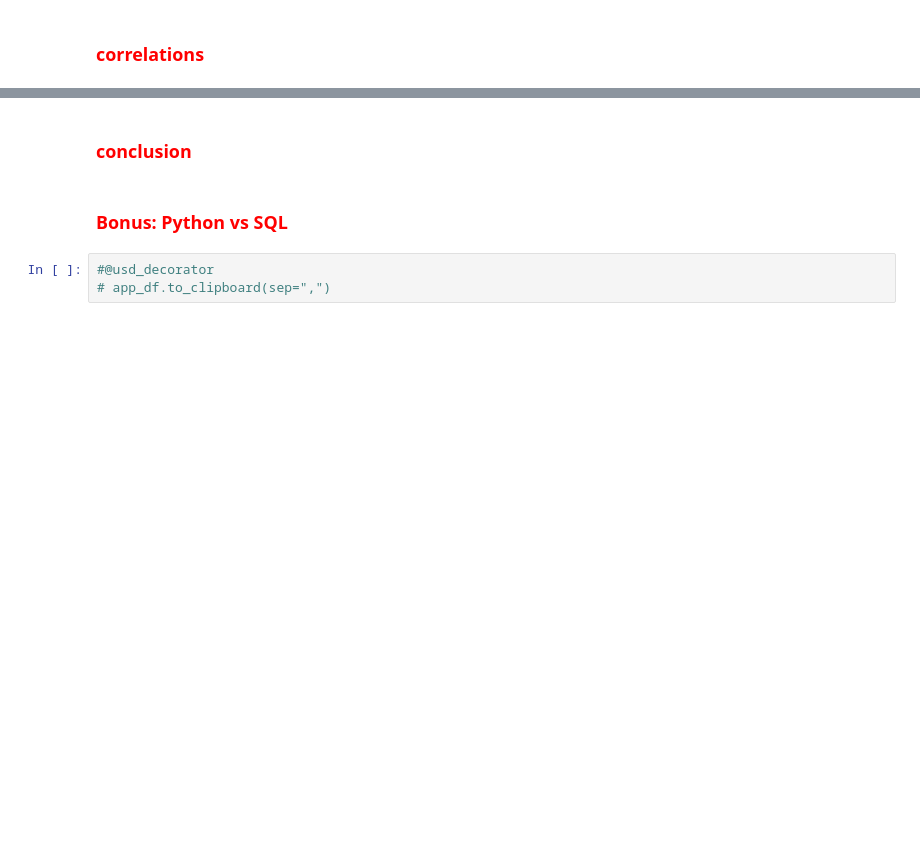
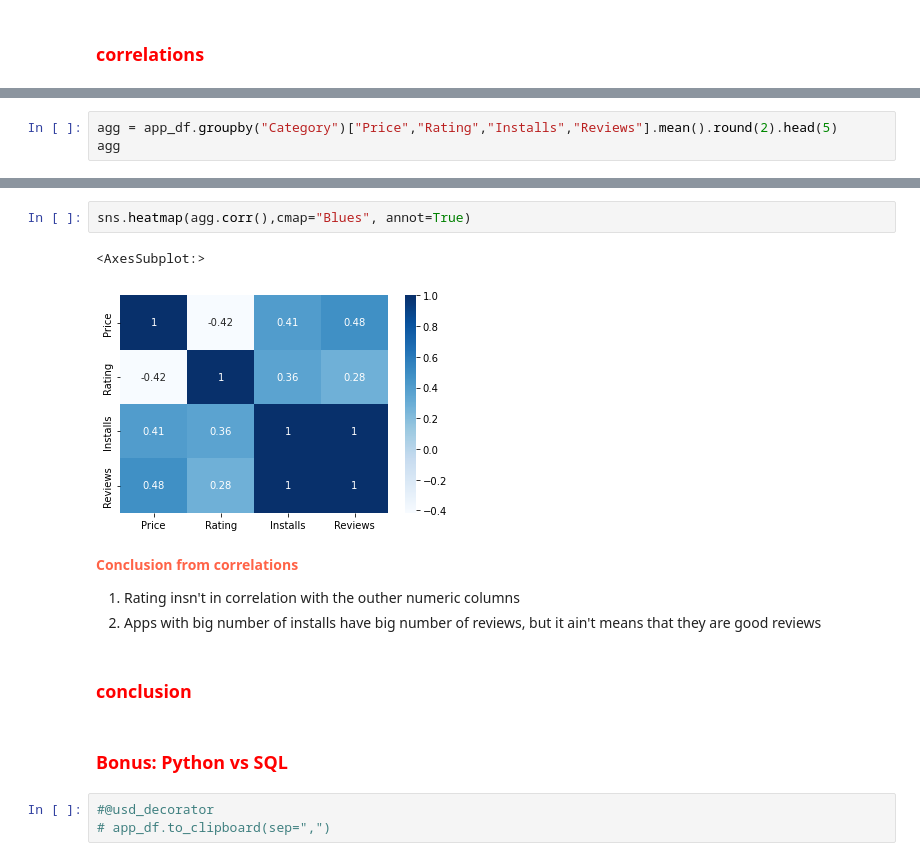
Before and after one commit to NirAharon1/Data-Analysis-Projects, a Jupyter notebook: Project 2 - Google Play Store Apps/google paly store apps.ipynb, the cells around one changed output, grey strips where cells are left out. Cells and saved outputs as stored; diff of their text form; blank space fills up the shorter version.

Commit message:
add correlation

```diff
--- a/Project 2 - Google Play Store Apps/google paly store apps.ipynb
+++ b/Project 2 - Google Play Store Apps/google paly store apps.ipynb
@@ -256,0 +302,3 @@ Name: Category, dtype: int64
+# %%
+agg = app_df.groupby("Category")["Price","Rating","Installs","Reviews"].mean().round(2).head(5)
+agg
@@ -257,3 +323,13 @@ Name: Category, dtype: int64
+# %%
+sns.heatmap(agg.corr(),cmap="Blues", annot=True)
+# %% [output]
+<AxesSubplot:>
+[figure, added]
+# %% [markdown]
+**<font color='tomato'> Conclusion from correlations</font>**
+
+1. Rating insn't in correlation with the outher numeric columns
+1. Apps with big number of installs have big number of reviews, but it ain't means that they are good reviews
 # %% [markdown]
 ### <span style="color:red">conclusion</span>
 # %% [markdown]
```
Also changed, not shown: parts of 15 cells of this notebook.
